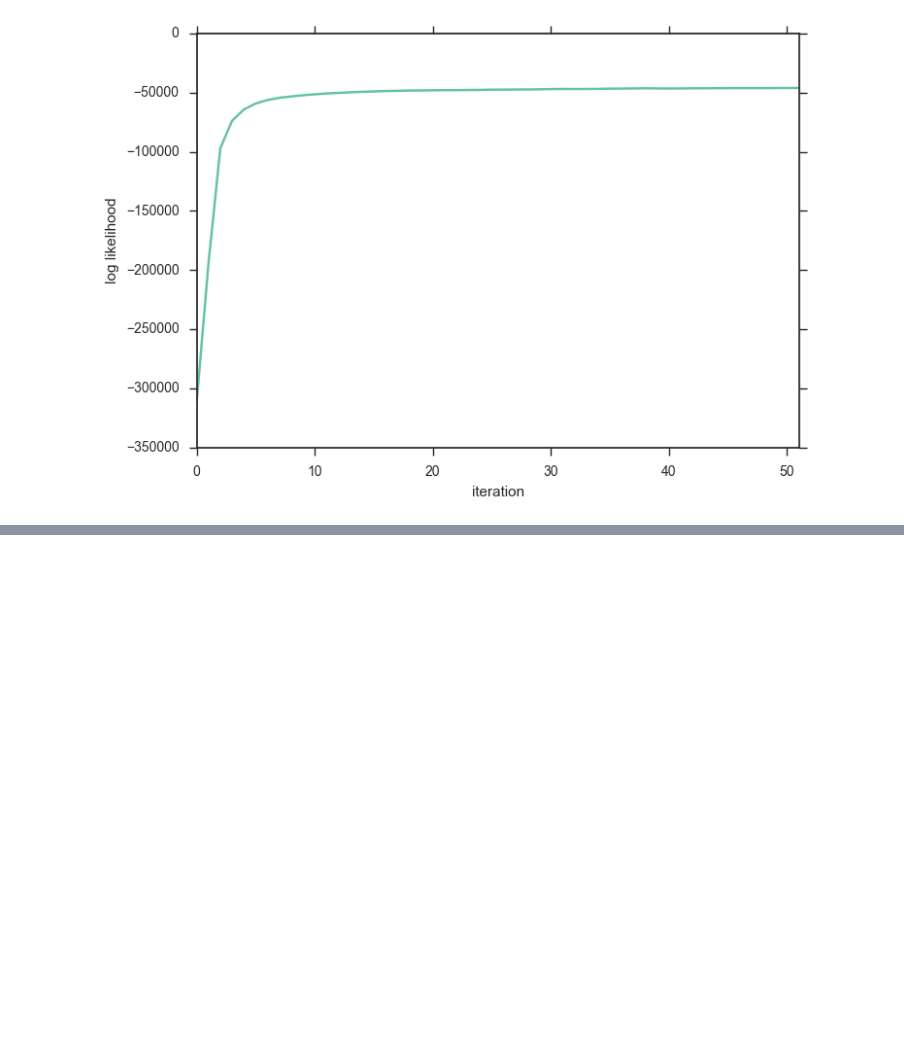
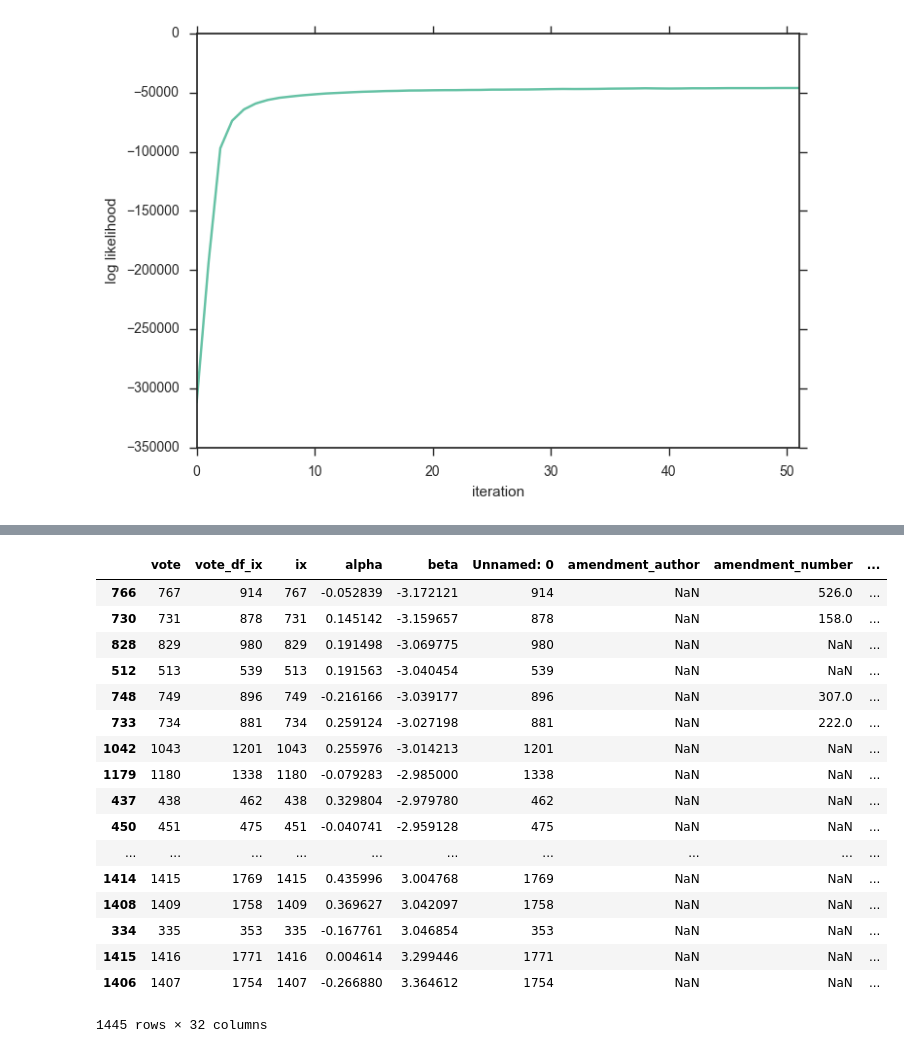
Before and after one commit to saulshanabrook/congressiona-text-reuse, a Jupyter notebook: saul/trace analyzer.ipynb, the cells around one changed output, grey strips where cells are left out. Saved outputs shown, nothing was run; the diff lists cells and outputs as text; code cells hidden in the pictures; blank space fills up the shorter version.

```diff
--- a/saul/trace analyzer.ipynb
+++ b/saul/trace analyzer.ipynb
@@ -32,6 +32,7 @@ ax.set(xlabel='iteration', ylabel='log likelihood')
 model_legislator_index = pd.read_csv("model_legislator_index.df")
 model_legislator_index.columns=["legislator", "legislator_df_ix"]
 model_vote_index = pd.read_csv("model_vote_index.df")
+model_vote_index.columns=["vote", "vote_df_ix"]
 legislator_df = pd.read_csv("legislator_df.df")
 position_df = pd.read_csv("position_df.df")
 vote_df = pd.read_csv("vote_df.df")
@@ -92,21 +94,44 @@ leg_means.merge(model_legislator_index, on ="legislator").merge(legislator_df, o
 # %%
 import glob
 BURNIN = 30
 files = glob.glob("trace/votes_*")
 
 def get_trace():
     for f in files:
         iter_ = f.split("_")[1]
         if int(iter_) > BURNIN:
             tracei = pd.read_csv(f, delimiter=",")#, header=None)
             tracei.columns=["ix", "vote", "alpha", "beta"]
             tracei["iter"] = iter_
             yield tracei
 
 votes_trace = pd.concat(get_trace())
-votes_trace.head()
 votes_trace_groupby_object = votes_trace.groupby(['vote'])
 vote_means = votes_trace_groupby_object.aggregate(np.mean)
+vote_means.reset_index(inplace=True)
+vote_means.head()
+vote_df['vote_df_ix'] = vote_df.index
+votes_merged = model_vote_index.merge(vote_means, on="vote").merge(vote_df, on="vote_df_ix")
+votes_merged.sort("beta")
+# %% [output]
+|  | vote | vote_df_ix | ix | alpha | beta | Unnamed: 0 | amendment_author | amendment_number | ... |
+| 766 | 767 | 914 | 767 | -0.052839 | -3.172121 | 914 | NaN | 526.0 | ... |
+| 730 | 731 | 878 | 731 | 0.145142 | -3.159657 | 878 | NaN | 158.0 | ... |
+| 828 | 829 | 980 | 829 | 0.191498 | -3.069775 | 980 | NaN | NaN | ... |
+| 512 | 513 | 539 | 513 | 0.191563 | -3.040454 | 539 | NaN | NaN | ... |
+| 748 | 749 | 896 | 749 | -0.216166 | -3.039177 | 896 | NaN | 307.0 | ... |
+| 733 | 734 | 881 | 734 | 0.259124 | -3.027198 | 881 | NaN | 222.0 | ... |
+| 1042 | 1043 | 1201 | 1043 | 0.255976 | -3.014213 | 1201 | NaN | NaN | ... |
+| 1179 | 1180 | 1338 | 1180 | -0.079283 | -2.985000 | 1338 | NaN | NaN | ... |
+| 437 | 438 | 462 | 438 | 0.329804 | -2.979780 | 462 | NaN | NaN | ... |
+| 450 | 451 | 475 | 451 | -0.040741 | -2.959128 | 475 | NaN | NaN | ... |
+| ... | ... | ... | ... | ... | ... | ... | ... | ... | ... |
+| 1414 | 1415 | 1769 | 1415 | 0.435996 | 3.004768 | 1769 | NaN | NaN | ... |
+| 1408 | 1409 | 1758 | 1409 | 0.369627 | 3.042097 | 1758 | NaN | NaN | ... |
+| 334 | 335 | 353 | 335 | -0.167761 | 3.046854 | 353 | NaN | NaN | ... |
+| 1415 | 1416 | 1771 | 1416 | 0.004614 | 3.299446 | 1771 | NaN | NaN | ... |
+| 1406 | 1407 | 1754 | 1407 | -0.266880 | 3.364612 | 1754 | NaN | NaN | ... |
+1445 rows × 32 columns
 # %%
 print leg_means.head()
 leg_means.columns
```
Also changed, not shown: parts of 2 cells of this notebook.
